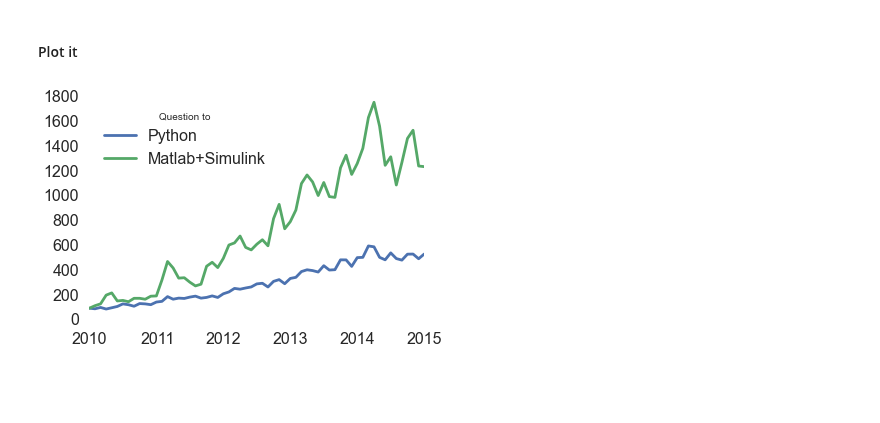
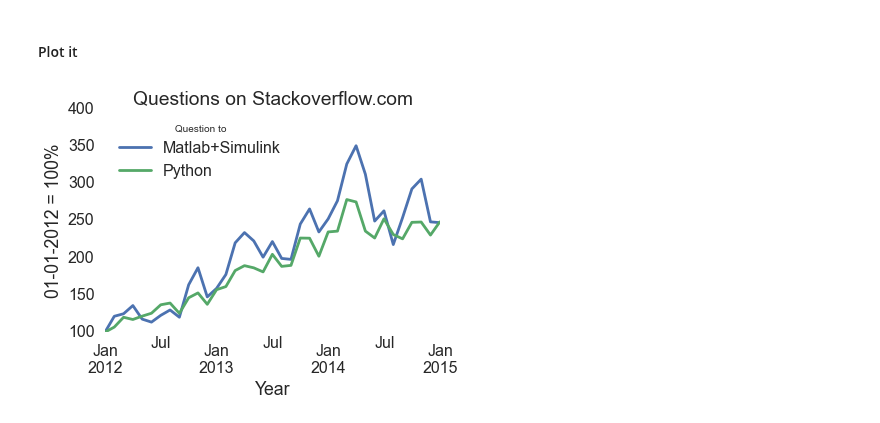
Before and after one commit to balzer82/Matlab-vs-Python, a Jupyter notebook: compare.ipynb, the cells around one changed output. Saved outputs shown, nothing was run; the diff lists cells and outputs as text; code cells hidden in the pictures; blank space fills up the shorter version.

```diff
--- a/compare.ipynb
+++ b/compare.ipynb
@@ -27,22 +27,27 @@ plt.savefig('stockoverflow-gesamt.eps')
 # %%
 gd['Matlab+Simulink'] = gd.Matlab+gd.Simulink
 # %%
-df = gd[['Python','Matlab+Simulink']]['01-01-2010':'01-01-2015']
+df = gd[['Matlab+Simulink','Python']]['01-01-2012':'01-01-2015']
 # %% [markdown]
 #### Normalize it
 # %%
-def normalize(df):
-    return 100.0*df.values/df.values[0]
+def normalize(df, normalizer):
+    '''
+    Normalizes the data
+    '''
+    return 100.0*df.values/normalizer
-# %%
-df = df.apply(normalize)
+# %%
+normalizeby = df.values[0] # first value of the DataFrame
+df = df.apply(normalize, args=(normalizeby,), axis=1)
 # %% [markdown]
 #### Plot it
 # %%
 df.plot()
-plt.ylabel='Prozent'
-plt.title='Fragen auf stockoverflow.com nach Stichwort'
+plt.ylabel('01-01-2012 = 100%')
+plt.title('Questions on Stackoverflow.com')
+plt.xlabel('Year')
 #plt.ylim(0, 1000)
-plt.savefig('stockoverflow-2009-2014.png', dpi=72)
-plt.savefig('stockoverflow-2009-2014.eps')
+plt.savefig('stackoverflow-2009-2014.png', bbox_inches='tight')
+plt.savefig('stackoverflow-2009-2014.eps')
 # %% [output]
-[figure, old version]
+[figure, new version]
```
Also changed, not shown: parts of 2 cells of this notebook, 9 other files.
